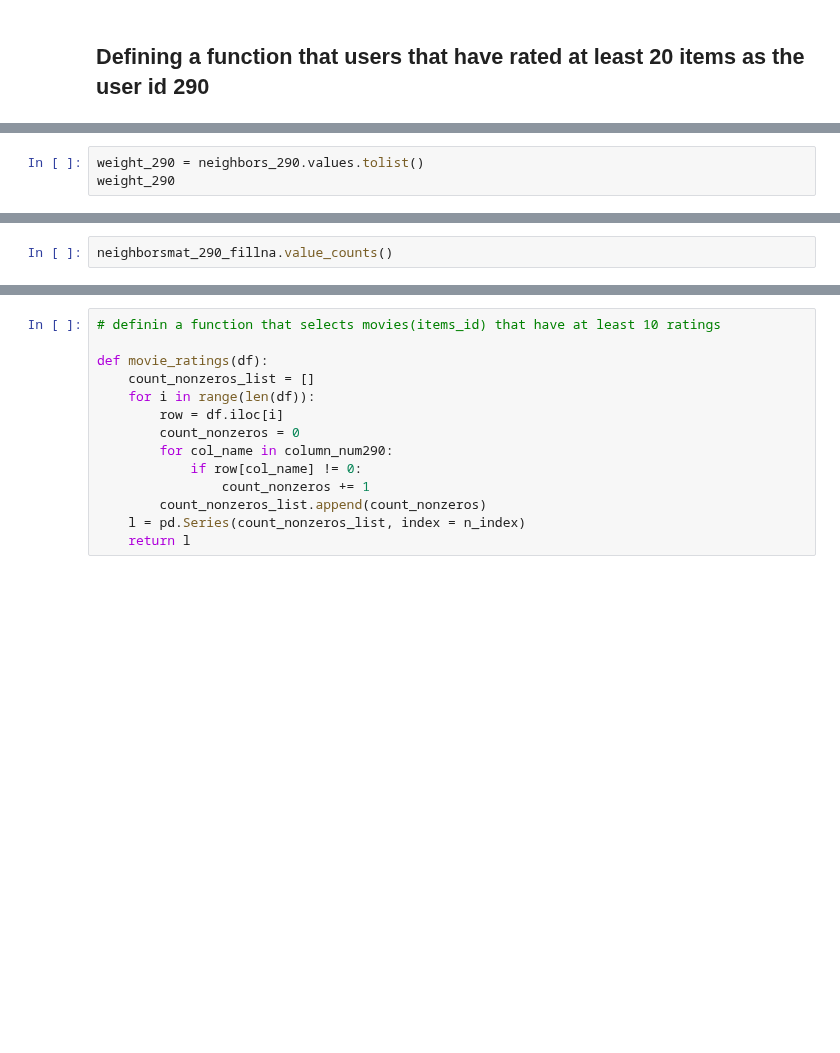
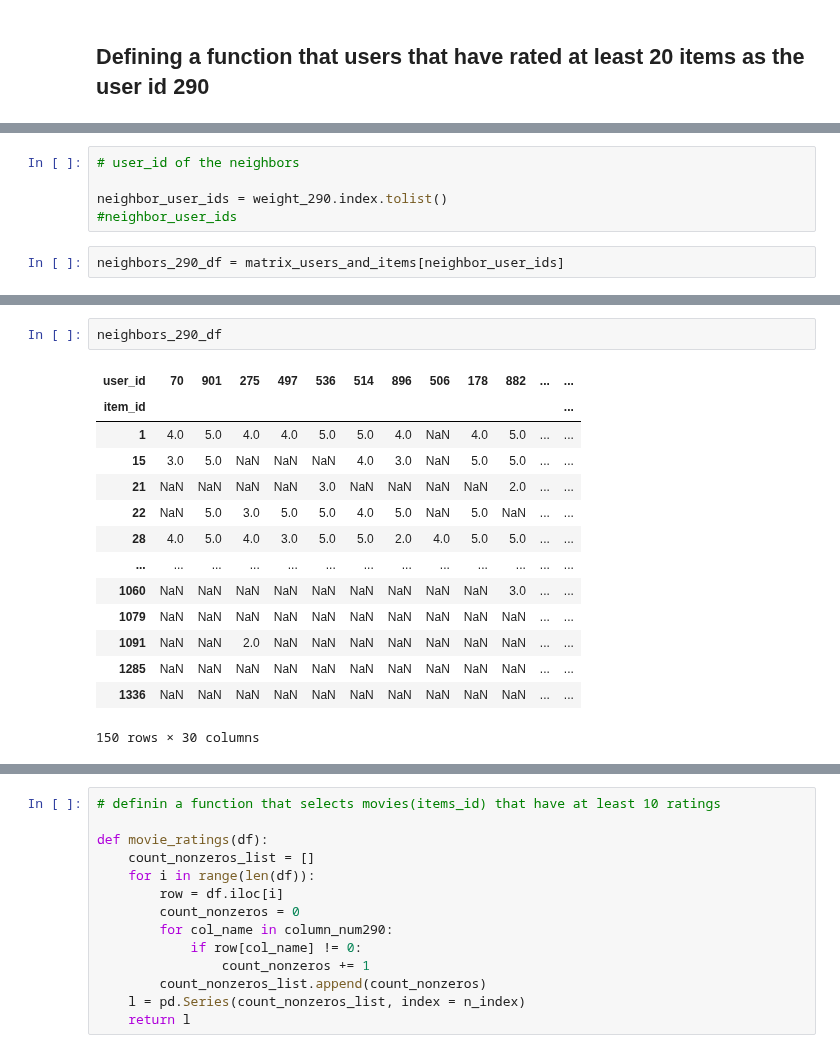
Before and after one commit to ali-d-nasseri/Recommender-System, a Jupyter notebook: Recommender Project.ipynb, the cells around one changed output, grey strips where cells are left out. Cells and saved outputs as stored; diff of their text form; blank space fills up the shorter version.

```diff
--- a/Recommender Project.ipynb
+++ b/Recommender Project.ipynb
@@ -476,3 +345,0 @@ neighbors_290.index
-# %%
-weight_290 = neighbors_290.values.tolist()
-weight_290
@@ -497,2 +368,7 @@ n_index = neighborsmat_290_fillna.index.tolist()
 # %%
-neighborsmat_290_fillna.value_counts()
+# user_id of the neighbors
+
+neighbor_user_ids = weight_290.index.tolist()
+#neighbor_user_ids
+# %%
+neighbors_290_df = matrix_users_and_items[neighbor_user_ids]
@@ -498,0 +385,17 @@ neighborsmat_290_fillna.value_counts()
+# %%
+neighbors_290_df
+# %% [output]
+| user_id | 70 | 901 | 275 | 497 | 536 | 514 | 896 | 506 | 178 | 882 | ... | ... |
+| item_id |  |  |  |  |  |  |  |  |  |  |  | ... |
+| 1 | 4.0 | 5.0 | 4.0 | 4.0 | 5.0 | 5.0 | 4.0 | NaN | 4.0 | 5.0 | ... | ... |
+| 15 | 3.0 | 5.0 | NaN | NaN | NaN | 4.0 | 3.0 | NaN | 5.0 | 5.0 | ... | ... |
+| 21 | NaN | NaN | NaN | NaN | 3.0 | NaN | NaN | NaN | NaN | 2.0 | ... | ... |
+| 22 | NaN | 5.0 | 3.0 | 5.0 | 5.0 | 4.0 | 5.0 | NaN | 5.0 | NaN | ... | ... |
+| 28 | 4.0 | 5.0 | 4.0 | 3.0 | 5.0 | 5.0 | 2.0 | 4.0 | 5.0 | 5.0 | ... | ... |
+| ... | ... | ... | ... | ... | ... | ... | ... | ... | ... | ... | ... | ... |
+| 1060 | NaN | NaN | NaN | NaN | NaN | NaN | NaN | NaN | NaN | 3.0 | ... | ... |
+| 1079 | NaN | NaN | NaN | NaN | NaN | NaN | NaN | NaN | NaN | NaN | ... | ... |
+| 1091 | NaN | NaN | 2.0 | NaN | NaN | NaN | NaN | NaN | NaN | NaN | ... | ... |
+| 1285 | NaN | NaN | NaN | NaN | NaN | NaN | NaN | NaN | NaN | NaN | ... | ... |
+| 1336 | NaN | NaN | NaN | NaN | NaN | NaN | NaN | NaN | NaN | NaN | ... | ... |
+150 rows × 30 columns
```
Also changed, not shown: parts of 67 cells of this notebook, 1 other file.
